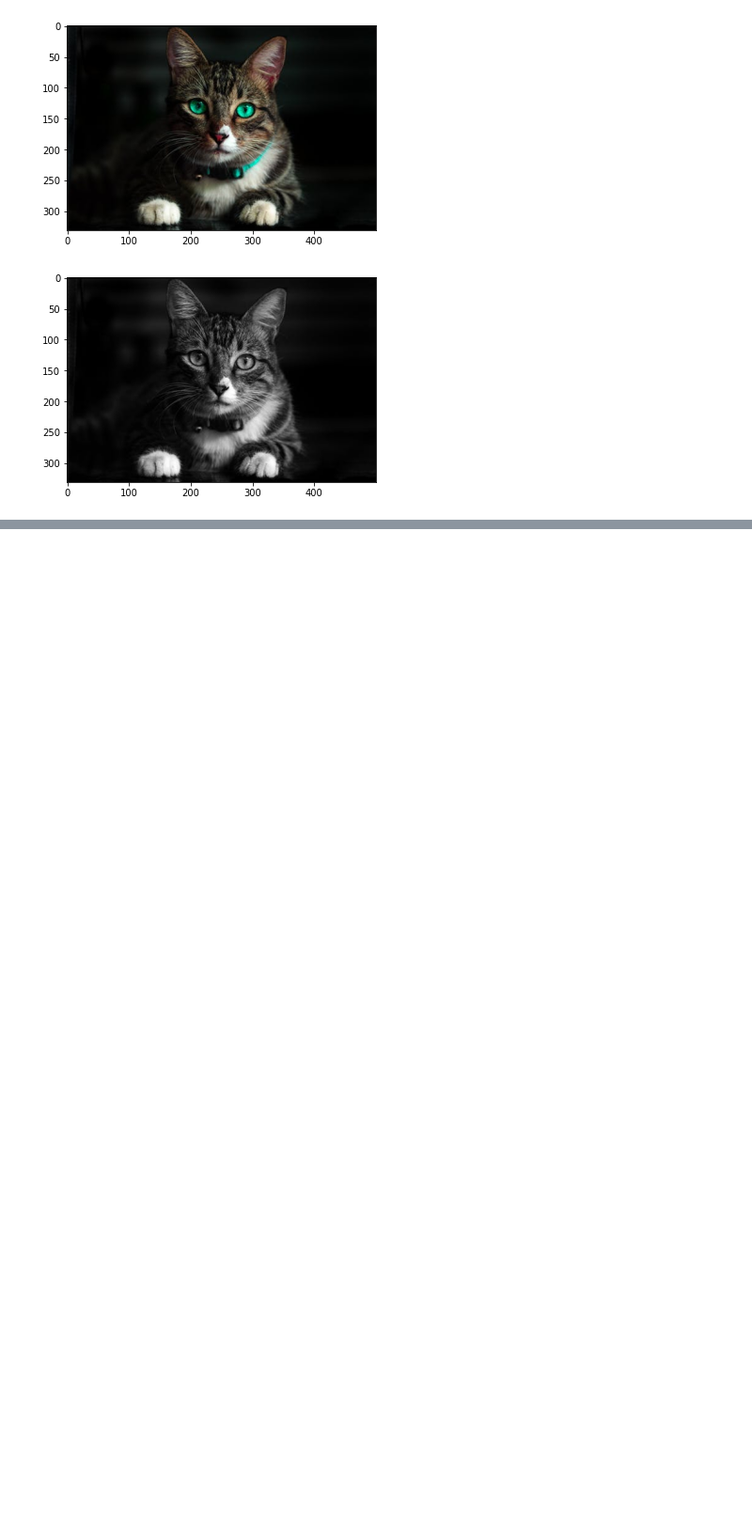
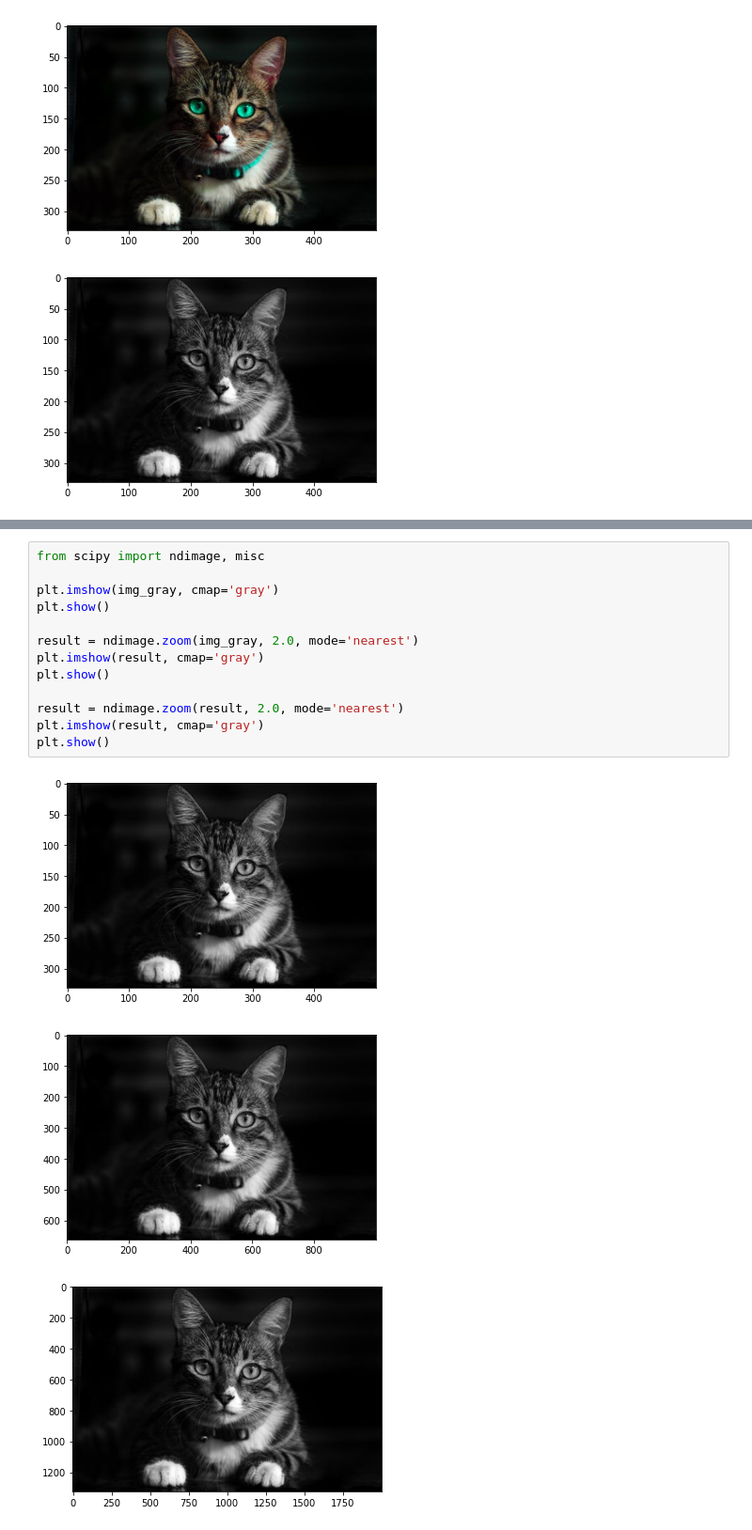
Before and after one commit to drguigui1/JPEG, a Jupyter notebook: src/jpeg-compression.ipynb, the cells around one changed output, grey strips where cells are left out. Shown at 94% size. Cells and saved outputs as stored; diff of their text form; blank space fills up the shorter version.

```diff
--- a/src/jpeg-compression.ipynb
+++ b/src/jpeg-compression.ipynb
@@ -153,0 +657,17 @@ AC_table = {
+# %%
+from scipy import ndimage, misc
+
+plt.imshow(img_gray, cmap='gray')
+plt.show()
+
+result = ndimage.zoom(img_gray, 2.0, mode='nearest')
+plt.imshow(result, cmap='gray')
+plt.show()
+
+result = ndimage.zoom(result, 2.0, mode='nearest')
+plt.imshow(result, cmap='gray')
+plt.show()
+# %% [output]
+[figure, added]
+[figure, added]
+[figure, added]
```
Also changed, not shown: parts of 15 cells of this notebook.
